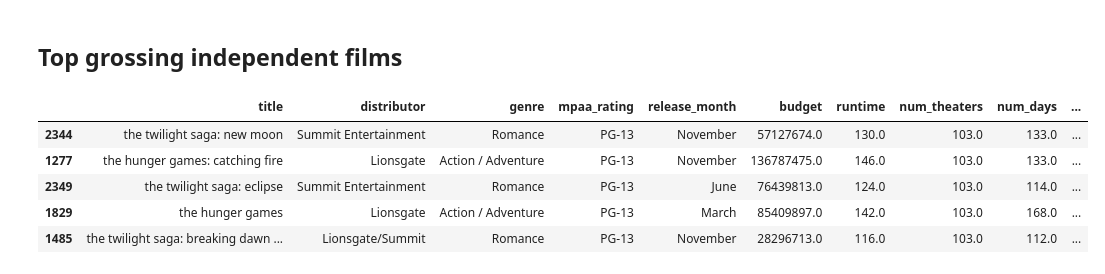
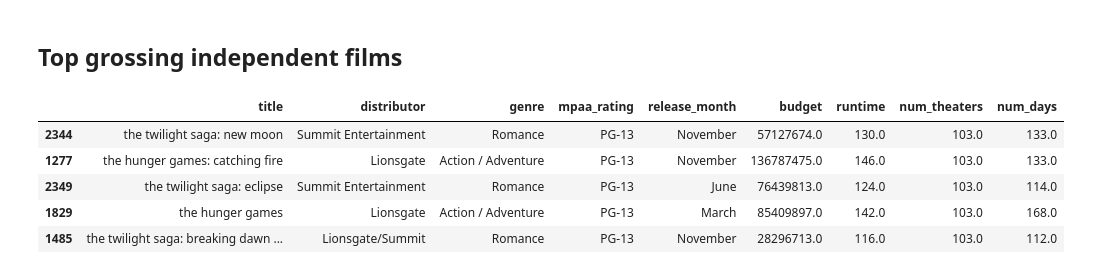
Before and after one commit to kevscon/Project-2, a Jupyter notebook: modeling.ipynb, the cells around one changed output. Drawn from its saved outputs; the diff is of its cells as text; code cells hidden in the pictures.

```diff
--- a/modeling.ipynb
+++ b/modeling.ipynb
@@ -423,11 +424,12 @@ The feature weights displayed above indicate which factors will favorably or neg
 ## Top grossing independent films
 # %%
 # return top five movies based on greatest target values
-df.iloc[y.nlargest(5).index, :]
+df_top = df.iloc[y.nlargest(5).index, :-3].copy()
+df_top
 # %% [output]
-|  | title | distributor | genre | mpaa_rating | release_month | budget | runtime | num_theaters | num_days | ... |
-| 2344 | the twilight saga: new moon | Summit Entertainment | Romance | PG-13 | November | 57127674.0 | 130.0 | 103.0 | 133.0 | ... |
-| 1277 | the hunger games: catching fire | Lionsgate | Action / Adventure | PG-13 | November | 136787475.0 | 146.0 | 103.0 | 133.0 | ... |
-| 2349 | the twilight saga: eclipse | Summit Entertainment | Romance | PG-13 | June | 76439813.0 | 124.0 | 103.0 | 114.0 | ... |
-| 1829 | the hunger games | Lionsgate | Action / Adventure | PG-13 | March | 85409897.0 | 142.0 | 103.0 | 168.0 | ... |
-| 1485 | the twilight saga: breaking dawn ... | Lionsgate/Summit | Romance | PG-13 | November | 28296713.0 | 116.0 | 103.0 | 112.0 | ... |
+|  | title | distributor | genre | mpaa_rating | release_month | budget | runtime | num_theaters | num_days |
+| 2344 | the twilight saga: new moon | Summit Entertainment | Romance | PG-13 | November | 57127674.0 | 130.0 | 103.0 | 133.0 |
+| 1277 | the hunger games: catching fire | Lionsgate | Action / Adventure | PG-13 | November | 136787475.0 | 146.0 | 103.0 | 133.0 |
+| 2349 | the twilight saga: eclipse | Summit Entertainment | Romance | PG-13 | June | 76439813.0 | 124.0 | 103.0 | 114.0 |
+| 1829 | the hunger games | Lionsgate | Action / Adventure | PG-13 | March | 85409897.0 | 142.0 | 103.0 | 168.0 |
+| 1485 | the twilight saga: breaking dawn ... | Lionsgate/Summit | Romance | PG-13 | November | 28296713.0 | 116.0 | 103.0 | 112.0 |
```
Also changed, not shown: parts of 7 cells of this notebook.
